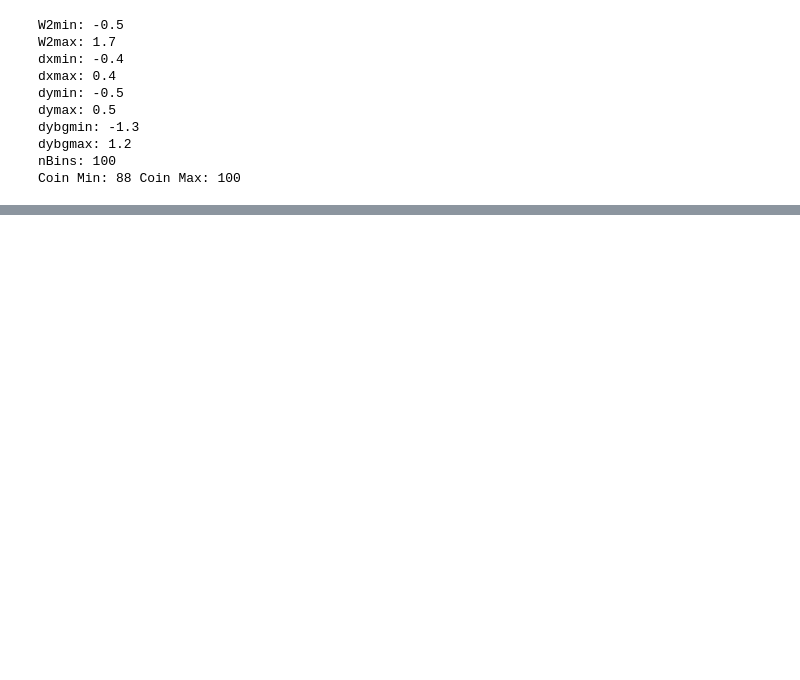
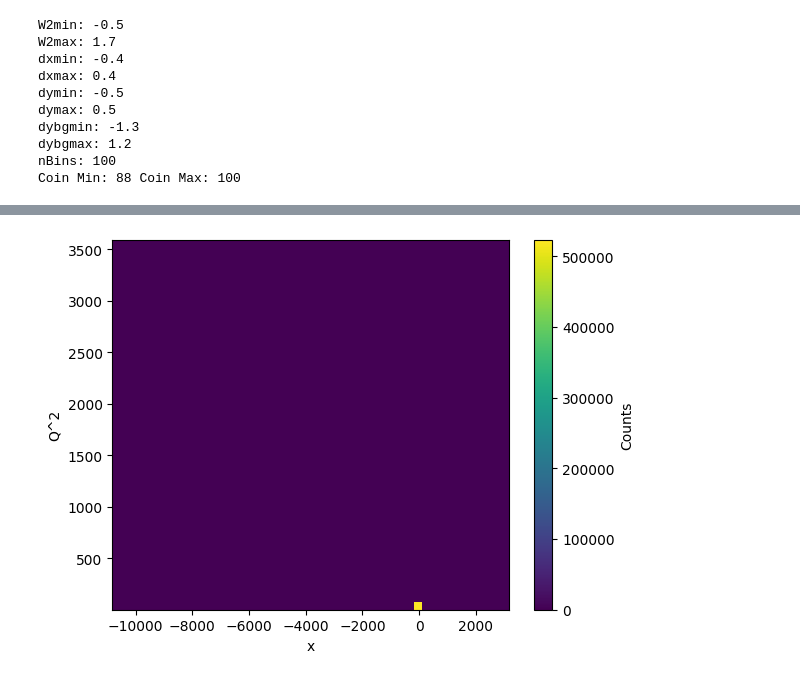
Before and after one commit to hp4xz/GEnAnalysis, a Jupyter notebook: inelasticsim/InelasticStudy.ipynb, the cells around one changed output, grey strips where cells are left out. Cells and saved outputs as stored; diff of their text form; code cells hidden in the pictures; blank space fills up the shorter version.

```diff
--- a/inelasticsim/InelasticStudy.ipynb
+++ b/inelasticsim/InelasticStudy.ipynb
@@ -395,3 +549,17 @@ def CompareUPCS(config):
+# %%
+plt.hist2d(xarray, q2array, bins=50, cmap='viridis')  # You can adjust bins and cmap as needed
+
+# Add color bar
+plt.colorbar(label='Counts')
+
+# Labels for axes
+plt.xlabel('x')
+plt.ylabel('Q^2')
+
+# Show plot
+plt.show()
+# %% [output]
+[figure, added]
 # %%
 save=CompareUPCS("4")
 # %% [output]
```
Also changed, not shown: parts of 42 cells of this notebook.
